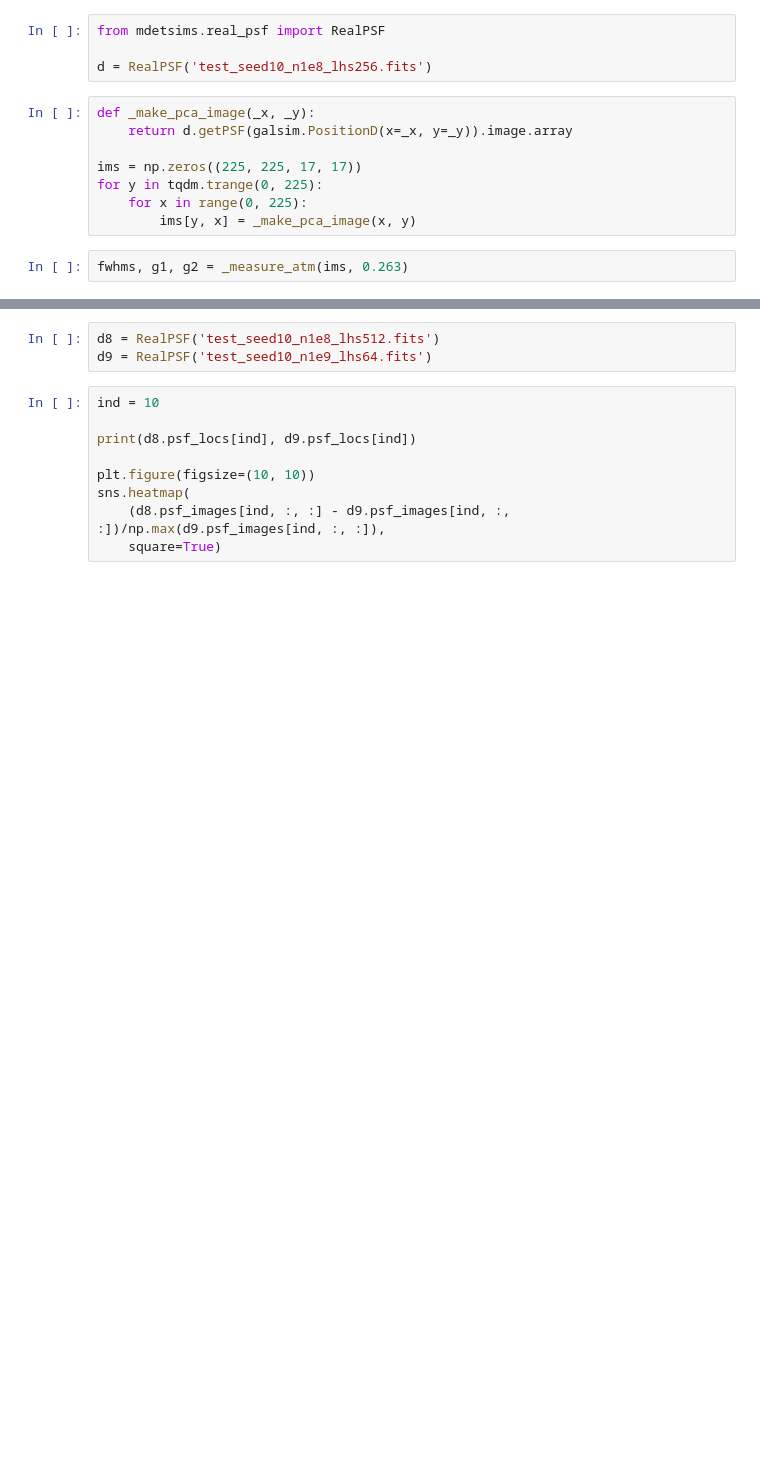
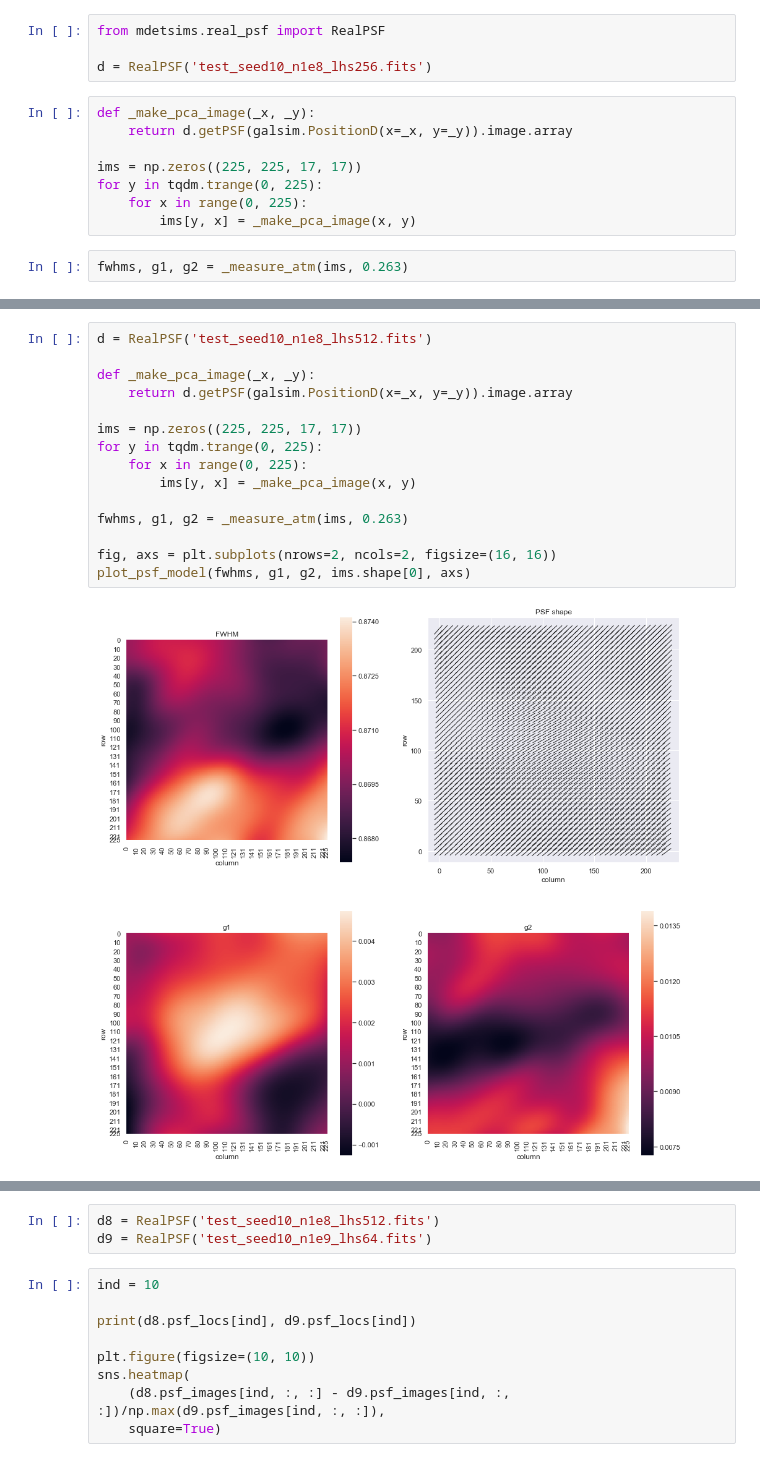
Before and after one commit to beckermr/metadetect-sims, a Jupyter notebook: plots_and_notebooks/plot_atm_psf_file_gp.ipynb, the cells around one changed output, grey strips where cells are left out. Drawn from its saved outputs; the diff is of its cells as text; blank space fills up the shorter version.

```diff
--- a/plots_and_notebooks/plot_atm_psf_file_gp.ipynb
+++ b/plots_and_notebooks/plot_atm_psf_file_gp.ipynb
@@ -230,0 +60,17 @@ Text(0.5, 1.0, 'g2')
+# %%
+d = RealPSF('test_seed10_n1e8_lhs512.fits')
+
+def _make_pca_image(_x, _y):
+    return d.getPSF(galsim.PositionD(x=_x, y=_y)).image.array
+
+ims = np.zeros((225, 225, 17, 17))
+for y in tqdm.trange(0, 225):
+    for x in range(0, 225):
+        ims[y, x] = _make_pca_image(x, y)
+
+fwhms, g1, g2 = _measure_atm(ims, 0.263)
+
+fig, axs = plt.subplots(nrows=2, ncols=2, figsize=(16, 16))
+plot_psf_model(fwhms, g1, g2, ims.shape[0], axs)
+# %% [output]
+[figure, added]
```
Also changed, not shown: parts of 10 cells of this notebook, 25 other files.
